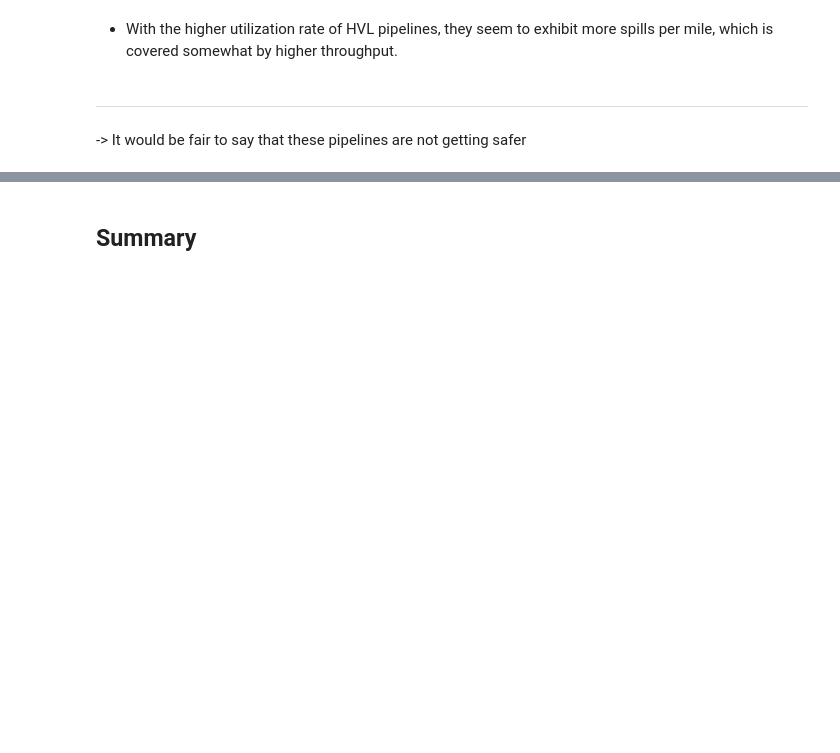
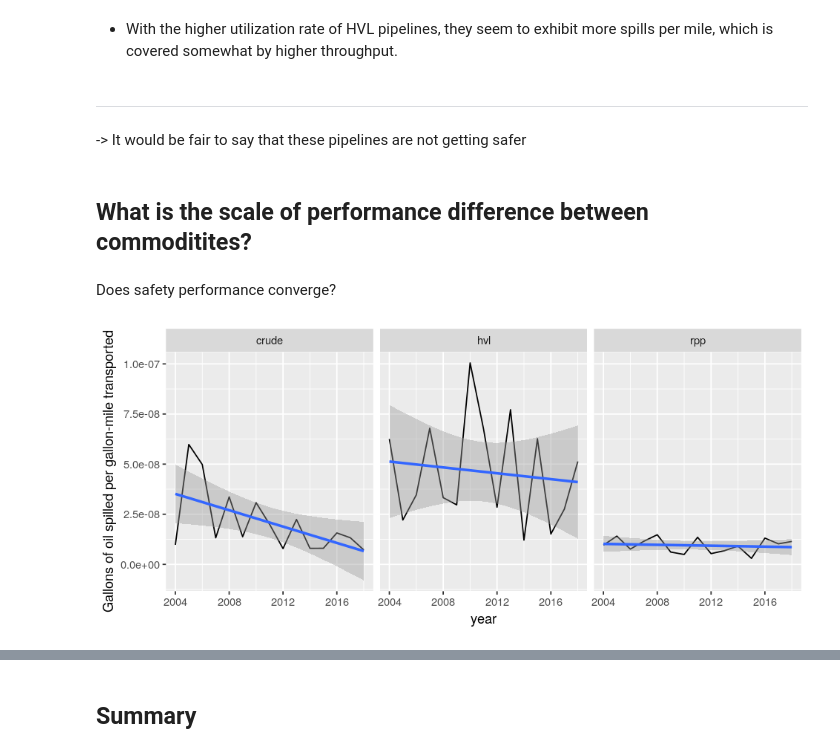
Before and after one commit to julianbarg/spills, a Jupyter notebook: presentations/rpm_2020-03-20/rpm_2020-03-20.ipynb, the cells around one changed output, grey strips where cells are left out. Drawn from its saved outputs; the diff is of its cells as text; code cells hidden in the pictures; blank space fills up the shorter version.

Commit message:
Added section on performance difference between commodities.

```diff
--- a/presentations/rpm_2020-03-20/rpm_2020-03-20.ipynb
+++ b/presentations/rpm_2020-03-20/rpm_2020-03-20.ipynb
@@ -338,3 +338,7 @@ standardized_2
 ---
 
 -> It would be fair to say that these pipelines are not getting safer
+# %% [markdown]
+## What is the scale of performance difference between commoditites?
+# %% [markdown]
+Does safety performance converge?
@@ -340,0 +347,10 @@ standardized_2
+# %%
+pipelines_y_c %>%
+    filter(variable == "volume_per_volume") %>%
+    ggplot(aes(x=year, y=value)) +
+        facet_wrap(~commodity) +
+        geom_line() +
+        geom_smooth(method = "lm") +
+        labs(y = "Gallons of oil spilled per gallon-mile transported")
+# %% [output]
+[figure, added]
```
Also changed, not shown: parts of 14 cells of this notebook, 2 other files.
